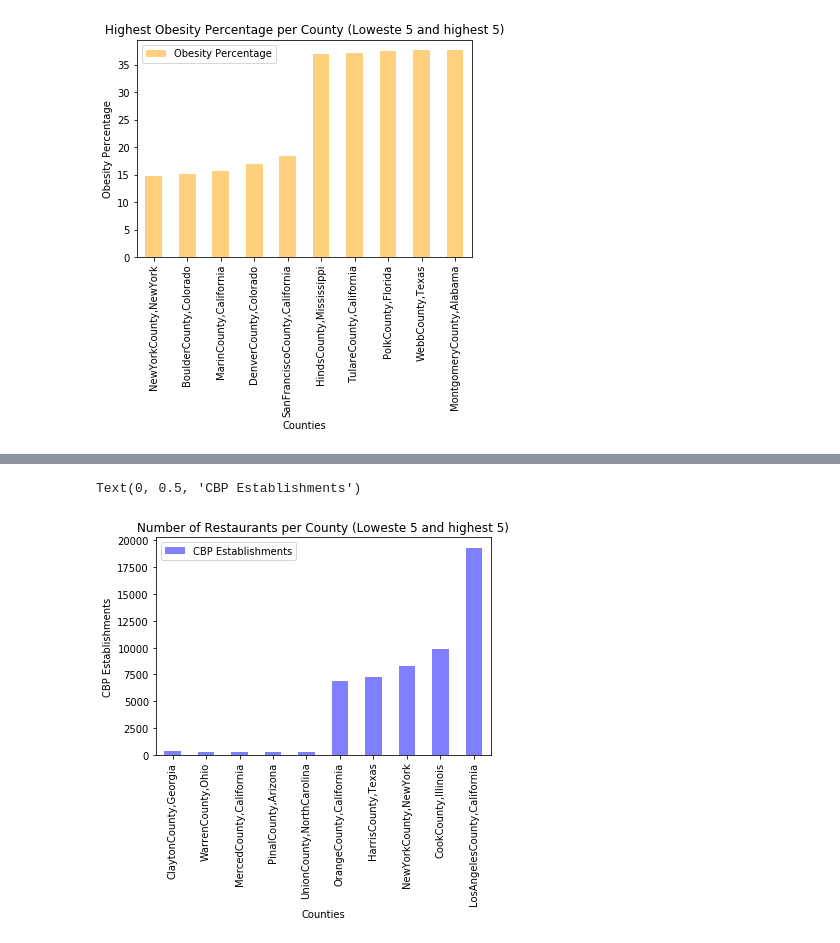
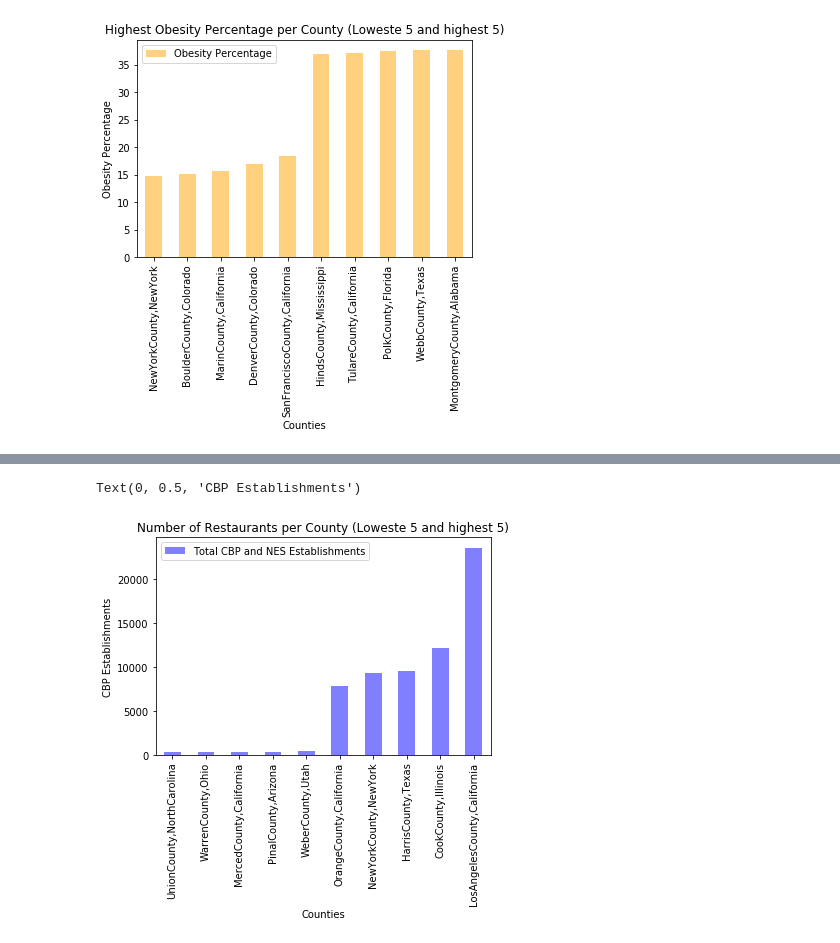
Before and after one commit to liliana-ilut/The-Mockingbirds, a Jupyter notebook: Clean Data/Graphs.ipynb, the cells around one changed output, grey strips where cells are left out. Drawn from its saved outputs; the diff is of its cells as text; code cells hidden in the pictures.

```diff
--- a/Clean Data/Graphs.ipynb
+++ b/Clean Data/Graphs.ipynb
@@ -349,15 +415,15 @@ LowToHighRest_df
 # %%
-counties = ["ClaytonCounty,Georgia","WarrenCounty,Ohio", "MercedCounty,California", "PinalCounty,Arizona", "UnionCounty,NorthCarolina",
-            "OrangeCounty,California","HarrisCounty,Texas", "NewYorkCounty,NewYork","CookCounty,Illinois", "LosAngelesCounty,California" ]
-CBP_establishments = [299.0, 295.0, 273.0, 273.0, 264.0,
-                      6853.0,7297.0, 8277.0,9839.0, 19334.0 ]
-HighestRest_df = pd.DataFrame({ "CBP Establishments": CBP_establishments}, index=counties)
+counties = ["UnionCounty,NorthCarolina","WarrenCounty,Ohio" , "MercedCounty,California", "PinalCounty,Arizona", "WeberCounty,Utah",
+            "OrangeCounty,California","NewYorkCounty,NewYork", "HarrisCounty,Texas" ,"CookCounty,Illinois", "LosAngelesCounty,California" ]
+CBPandNES_establishments = [ 304.0, 322.0, 324.0, 341.0 , 367.0,
+                      7802.0, 9260.0, 9494.0,12157.0, 23519.0 ]
+HighestRest_df = pd.DataFrame({ "Total CBP and NES Establishments": CBPandNES_establishments}, index=counties)
 HighestRest_df
 HighestRest_df.plot.bar(rot=90, facecolor = "blue", alpha = 0.5)
 plt.title("Number of Restaurants per County (Loweste 5 and highest 5)")
 plt.xlabel("Counties")
 plt.ylabel("CBP Establishments")
 # %% [output]
 Text(0, 0.5, 'CBP Establishments')
-[figure, old version]
+[figure, new version]
 # %%
```
Also changed, not shown: parts of 12 cells of this notebook.
